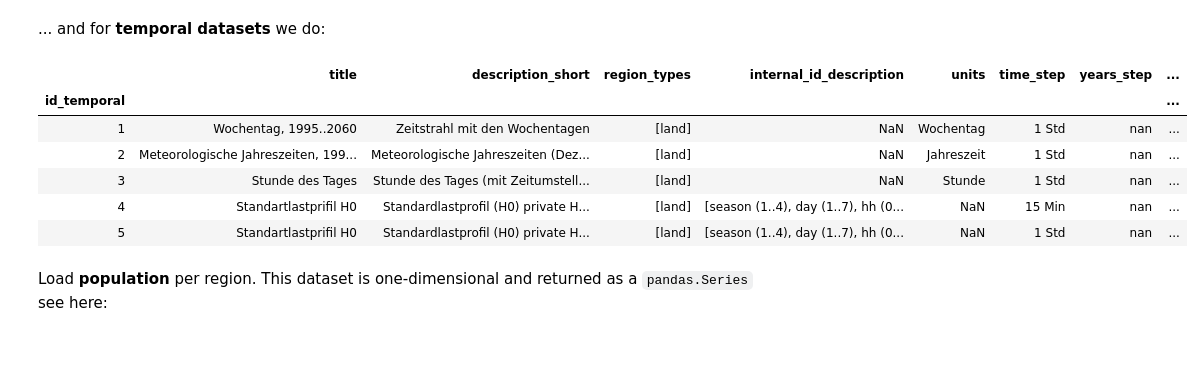
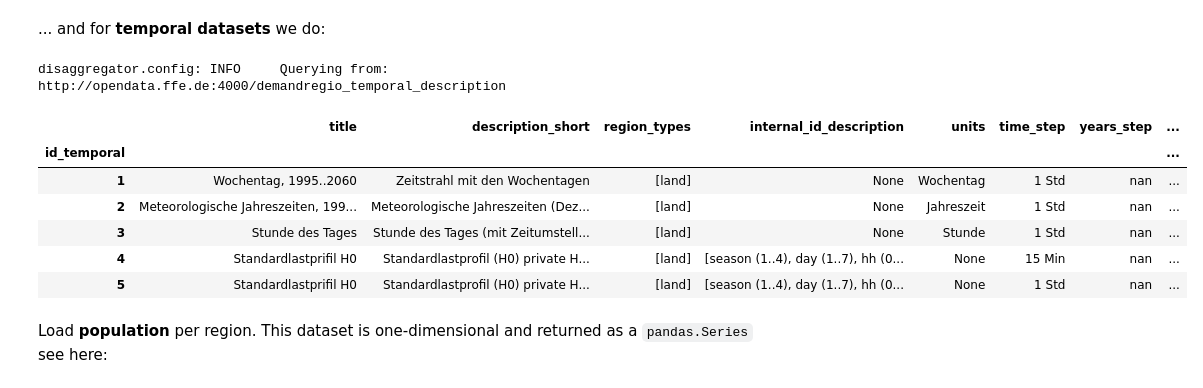
Before and after one commit to DemandRegioTeam/disaggregator, a Jupyter notebook: 01_Demo_data-and-config.ipynb, the cells around one changed output. Cells and saved outputs as stored; diff of their text form; code cells hidden in the pictures; blank space fills up the shorter version.

Commit message:
jupyter notebook: force_update for description tables

```diff
--- a/01_Demo_data-and-config.ipynb
+++ b/01_Demo_data-and-config.ipynb
@@ -80,16 +82,18 @@ df_spatial.head()
 # %% [markdown]
 ... and for **temporal datasets** we do:
 # %%
-df_temporal = data.database_description('temporal')
+df_temporal = data.database_description('temporal', force_update=True)
 df_temporal.head()
 # %% [output]
+disaggregator.config: INFO     Querying from:
+http://opendata.ffe.de:4000/demandregio_temporal_description
 |  | title | description_short | region_types | internal_id_description | units | time_step | years_step | ... |
 | id_temporal |  |  |  |  |  |  |  | ... |
-| 1 | Wochentag, 1995..2060 | Zeitstrahl mit den Wochentagen | [land] | NaN | Wochentag | 1 Std | nan | ... |
-| 2 | Meteorologische Jahreszeiten, 199... | Meteorologische Jahreszeiten (Dez... | [land] | NaN | Jahreszeit | 1 Std | nan | ... |
-| 3 | Stunde des Tages | Stunde des Tages (mit Zeitumstell... | [land] | NaN | Stunde | 1 Std | nan | ... |
-| 4 | Standartlastprifil H0 | Standardlastprofil (H0) private H... | [land] | [season (1..4), day (1..7), hh (0... | NaN | 15 Min | nan | ... |
-| 5 | Standartlastprifil H0 | Standardlastprofil (H0) private H... | [land] | [season (1..4), day (1..7), hh (0... | NaN | 1 Std | nan | ... |
+| 1 | Wochentag, 1995..2060 | Zeitstrahl mit den Wochentagen | [land] | None | Wochentag | 1 Std | nan | ... |
+| 2 | Meteorologische Jahreszeiten, 199... | Meteorologische Jahreszeiten (Dez... | [land] | None | Jahreszeit | 1 Std | nan | ... |
+| 3 | Stunde des Tages | Stunde des Tages (mit Zeitumstell... | [land] | None | Stunde | 1 Std | nan | ... |
+| 4 | Standardlastprifil H0 | Standardlastprofil (H0) private H... | [land] | [season (1..4), day (1..7), hh (0... | None | 15 Min | nan | ... |
+| 5 | Standardlastprifil H0 | Standardlastprofil (H0) private H... | [land] | [season (1..4), day (1..7), hh (0... | None | 1 Std | nan | ... |
 # %% [markdown]
 Load **population** per region. This dataset is one-dimensional and returned as a ``pandas.Series`` see here:
 # %%
```
Also changed, not shown: parts of 1 cell of this notebook.
